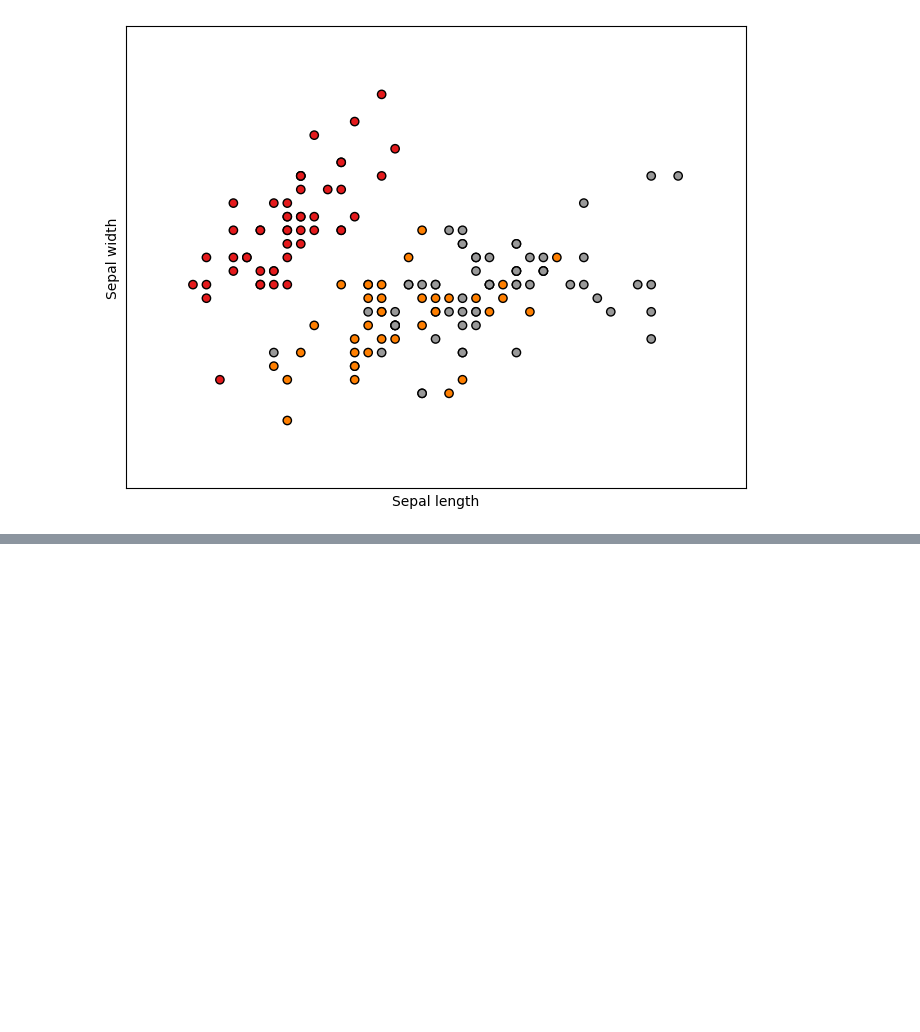
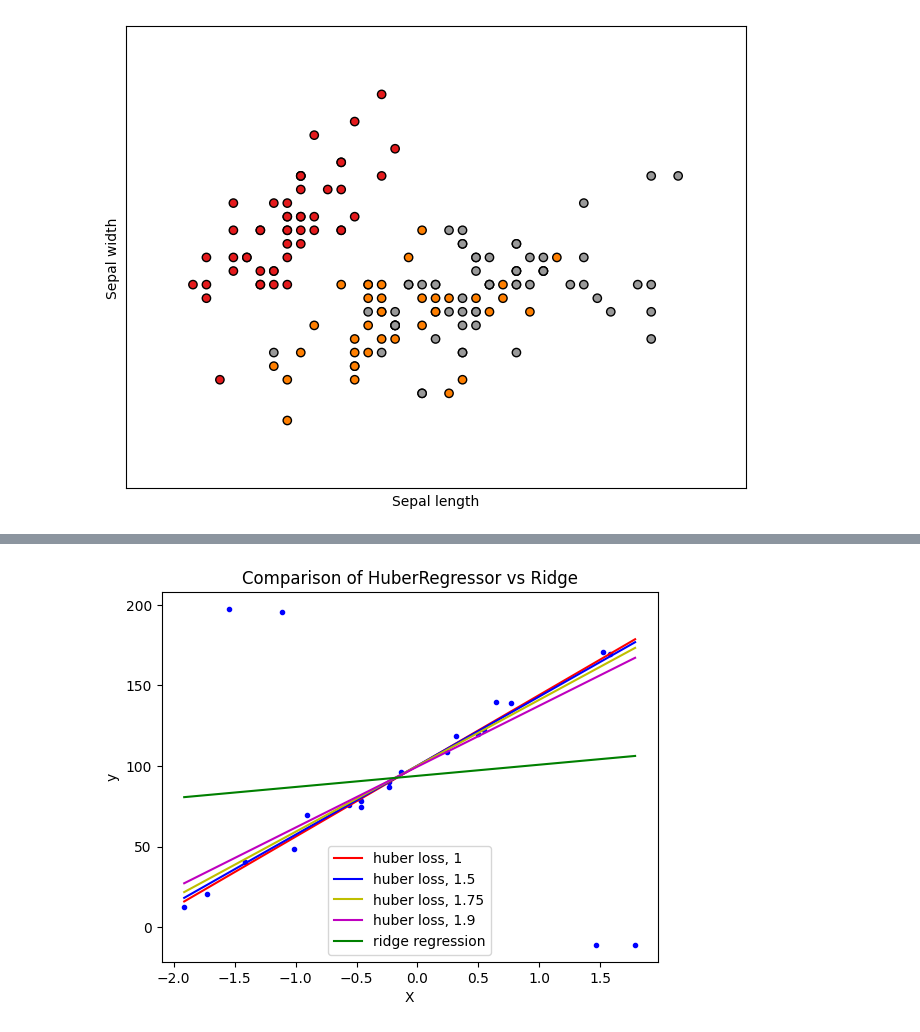
Before and after one commit to codingjustfortest/All-Sort-of-Dataset-in-SciKit-Learn-Library, a Jupyter notebook: SciKitLearn Datasets.ipynb, the cells around one changed output, grey strips where cells are left out. Cells and saved outputs as stored; diff of their text form; code cells hidden in the pictures; blank space fills up the shorter version.

Commit message:
Commit play with GENERATED dataset and plot some figures

```diff
--- a/SciKitLearn Datasets.ipynb
+++ b/SciKitLearn Datasets.ipynb
@@ -139,0 +149,42 @@ plt.yticks(())
+# %%
+#Generate a random regression problem
+X, y = make_regression(n_samples=20, n_features=1, random_state=42, noise=4.0, bias=100.0)
+# Add four strong outliers to the dataset.
+rng = np.random.RandomState(seed=42)  #pseudo-random number generator
+
+X_outliers = rng.normal(0, 0.5, size=(4, 1))
+y_outliers = rng.normal(0, 2.0, size=4)
+X_outliers[:2, :] += X.max() + X.mean() / 4.0
+X_outliers[2:, :] += X.min() - X.mean() / 4.0
+y_outliers[:2] += y.min() - y.mean() / 4.0
+y_outliers[2:] += y.max() + y.mean() / 4.0
+X = np.vstack((X, X_outliers))  #Stack arrays in sequence vertically (row wise)
+y = np.concatenate((y, y_outliers))  #Join a sequence of arrays along an existing axis
+plt.plot(X, y, "b.")
+
+
+# Fit the huber regressor over a series of epsilon values.
+colors = ["r-", "b-", "y-", "m-"]
+x = np.linspace(X.min(), X.max(), 7)
+epsilon_values = [1, 1.5, 1.75, 1.9]
+for k, epsilon in enumerate(epsilon_values):
+    huber = HuberRegressor(alpha=0.0, epsilon=epsilon)
+    huber.fit(X, y)
+    coef_ = huber.coef_ * x + huber.intercept_
+    plt.plot(x, coef_, colors[k], label="huber loss, %s" % epsilon)
+
+
+
+# Fit a ridge regressor to compare it to huber regressor.
+ridge = Ridge(alpha=0.0, random_state=0)
+ridge.fit(X, y)
+coef_ridge = ridge.coef_
+coef_ = ridge.coef_ * x + ridge.intercept_
+plt.plot(x, coef_, "g-", label="ridge regression")
+plt.title("Comparison of HuberRegressor vs Ridge")
+plt.xlabel("X")
+plt.ylabel("y")
+plt.legend(loc=0)
+plt.show()
+# %% [output]
+[figure, added]
```
Also changed, not shown: parts of 5 cells of this notebook.
